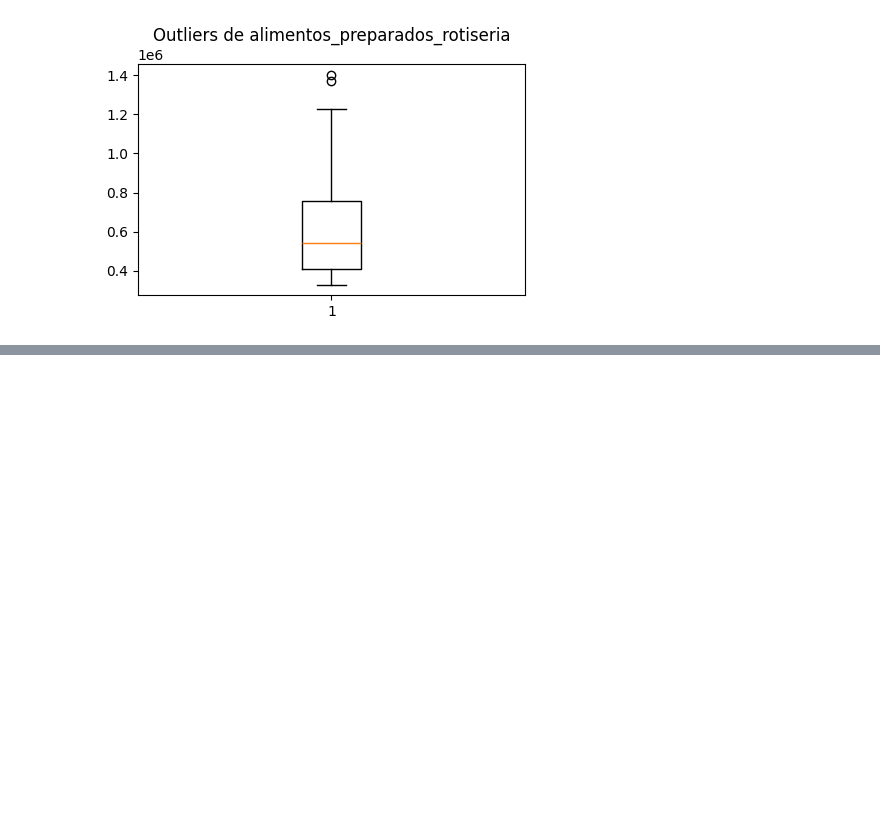
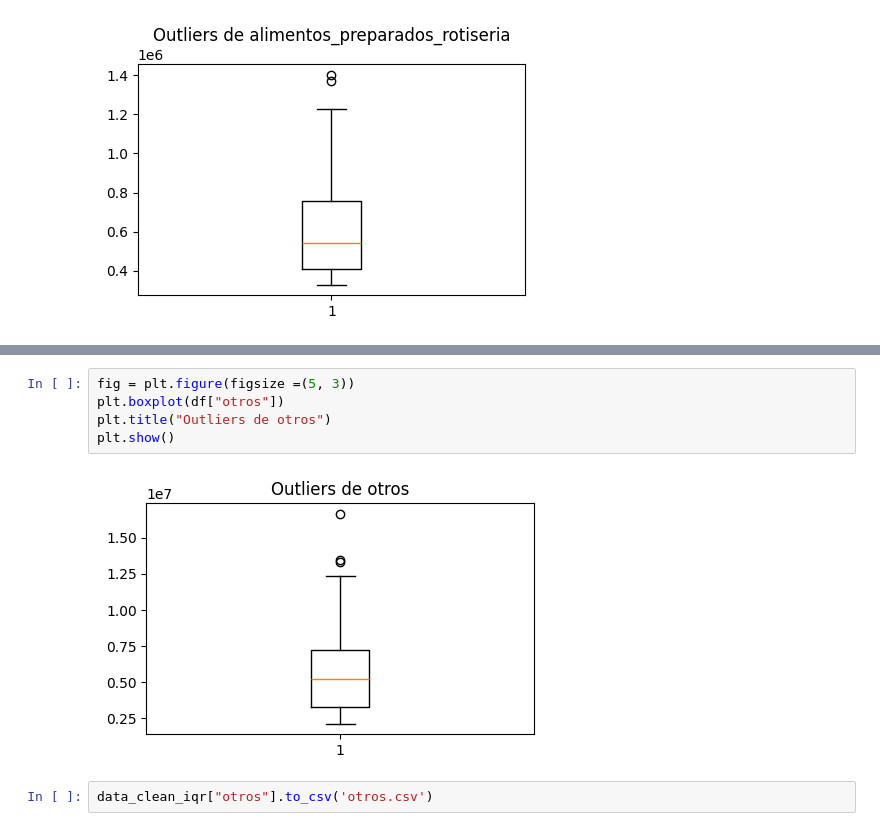
Before and after one commit to Zimbioz1s/valores_atipicos, a Jupyter notebook: Actividad_3.1_ValoresAtipicos.ipynb, the cells around one changed output, grey strips where cells are left out. Saved outputs shown, nothing was run; the diff lists cells and outputs as text; blank space fills up the shorter version.

```diff
--- a/Actividad_3.1_ValoresAtipicos.ipynb
+++ b/Actividad_3.1_ValoresAtipicos.ipynb
@@ -112,0 +176,9 @@ plt.show() #dibujamos el diagrama
+# %%
+fig = plt.figure(figsize =(5, 3))
+plt.boxplot(df["otros"])
+plt.title("Outliers de otros")
+plt.show()
+# %% [output]
+[figure, added]
+# %%
+data_clean_iqr["otros"].to_csv('otros.csv')
```
Also changed, not shown: parts of 17 cells of this notebook, 9 other files.
